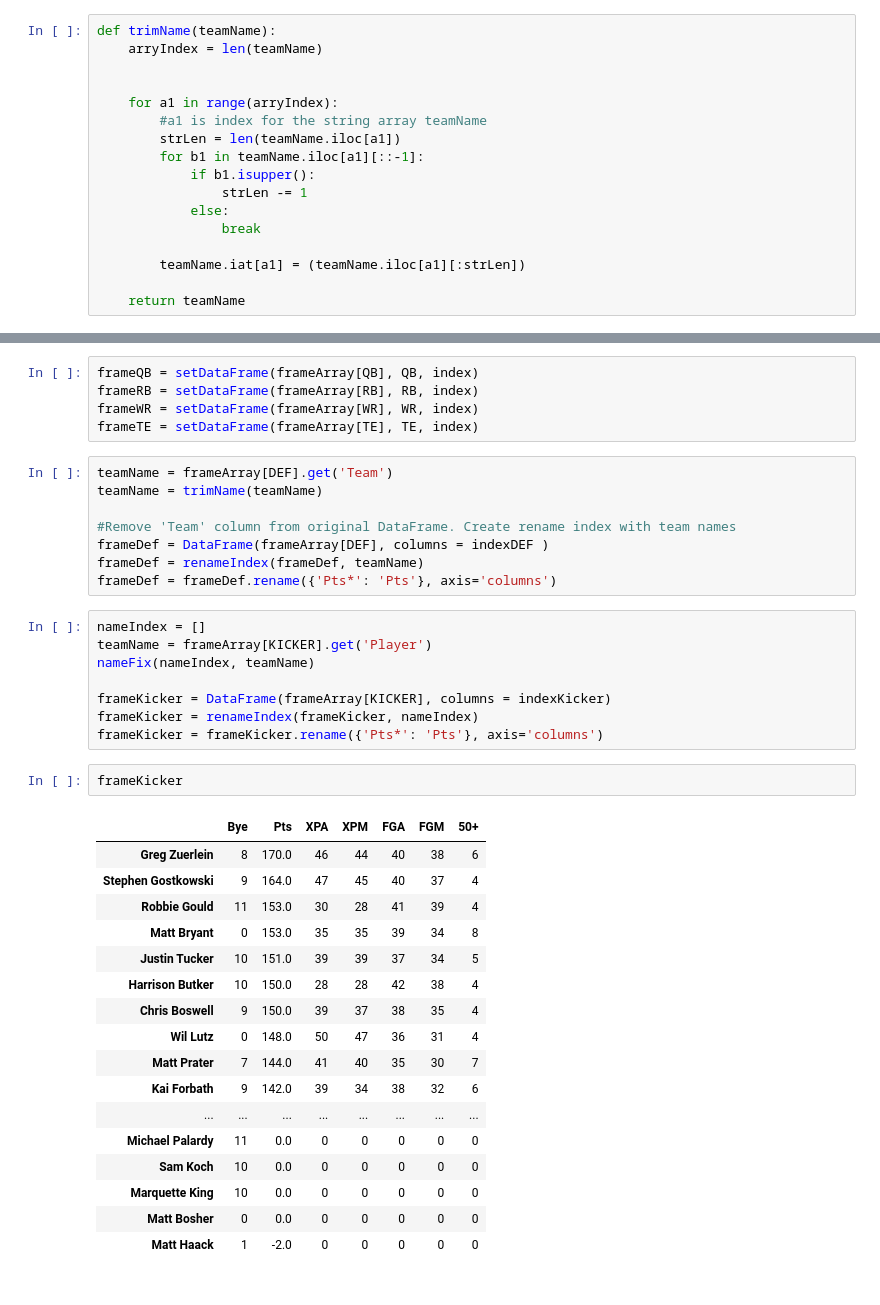
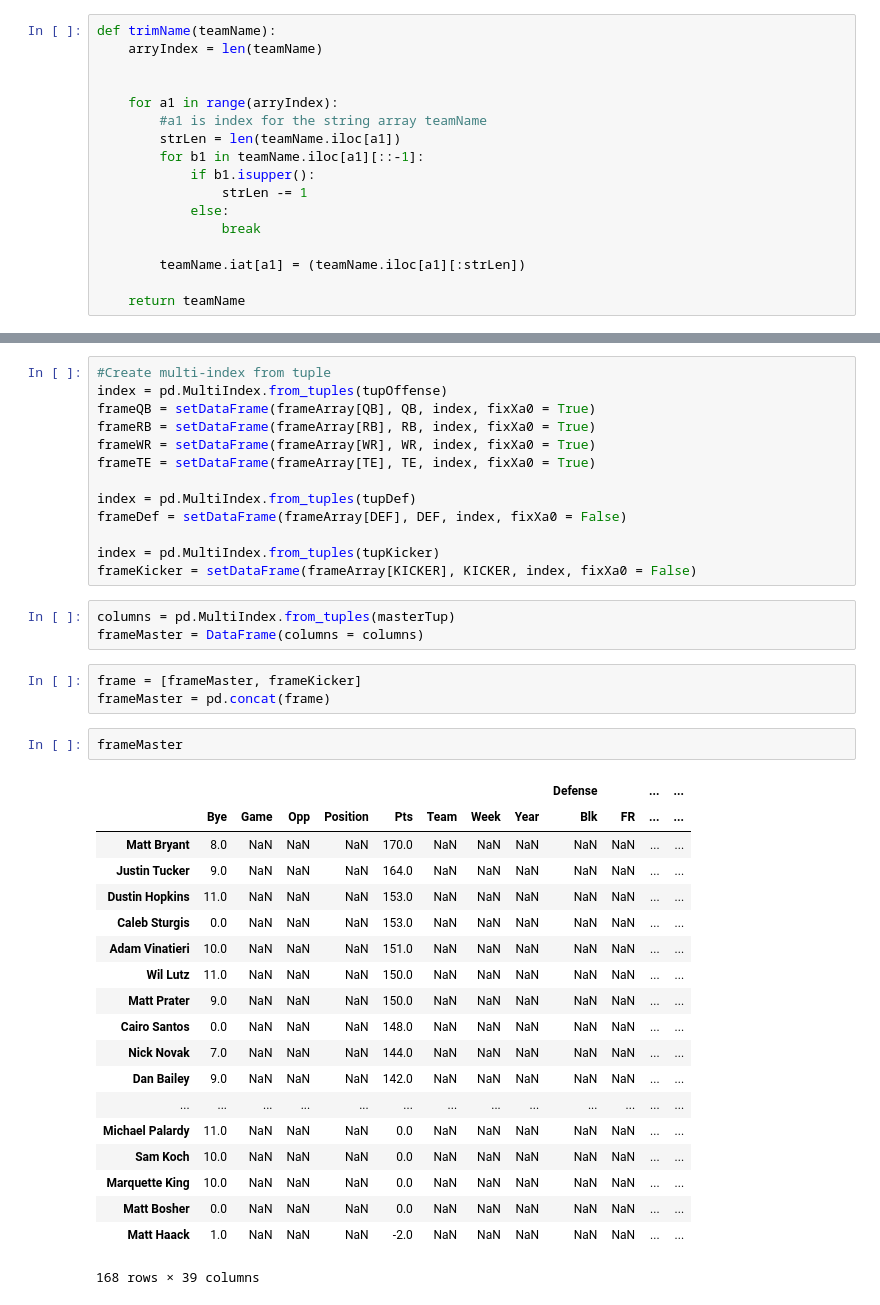
Before and after one commit to b7nguyen/ffb-data, a Jupyter notebook: Fantasy_Football.ipynb, the cells around one changed output, grey strips where cells are left out. Saved outputs shown, nothing was run; the diff lists cells and outputs as text.

Commit message:
Added a master-frame that will hold all subframes

```diff
--- a/Fantasy_Football.ipynb
+++ b/Fantasy_Football.ipynb
@@ -143,41 +239,41 @@ loadWebData(frameArray)
 # %%
-frameQB = setDataFrame(frameArray[QB], QB, index)
-frameRB = setDataFrame(frameArray[RB], RB, index)
-frameWR = setDataFrame(frameArray[WR], WR, index)
-frameTE = setDataFrame(frameArray[TE], TE, index)
+#Create multi-index from tuple
+index = pd.MultiIndex.from_tuples(tupOffense)
+frameQB = setDataFrame(frameArray[QB], QB, index, fixXa0 = True)
+frameRB = setDataFrame(frameArray[RB], RB, index, fixXa0 = True)
+frameWR = setDataFrame(frameArray[WR], WR, index, fixXa0 = True)
+frameTE = setDataFrame(frameArray[TE], TE, index, fixXa0 = True)
+
+index = pd.MultiIndex.from_tuples(tupDef)
+frameDef = setDataFrame(frameArray[DEF], DEF, index, fixXa0 = False)
+
+index = pd.MultiIndex.from_tuples(tupKicker)
+frameKicker = setDataFrame(frameArray[KICKER], KICKER, index, fixXa0 = False)
-# %%
-teamName = frameArray[DEF].get('Team')
-teamName = trimName(teamName)
-
-#Remove 'Team' column from original DataFrame. Create rename index with team names
-frameDef = DataFrame(frameArray[DEF], columns = indexDEF )
-frameDef = renameIndex(frameDef, teamName)
-frameDef = frameDef.rename({'Pts*': 'Pts'}, axis='columns')
-# %%
-nameIndex = []
-teamName = frameArray[KICKER].get('Player')
-nameFix(nameIndex, teamName)
-
-frameKicker = DataFrame(frameArray[KICKER], columns = indexKicker)
-frameKicker = renameIndex(frameKicker, nameIndex)
-frameKicker = frameKicker.rename({'Pts*': 'Pts'}, axis='columns')
-# %%
-frameKicker
-# %% [output]
-|  | Bye | Pts | XPA | XPM | FGA | FGM | 50+ |
-| Greg Zuerlein | 8 | 170.0 | 46 | 44 | 40 | 38 | 6 |
-| Stephen Gostkowski | 9 | 164.0 | 47 | 45 | 40 | 37 | 4 |
-| Robbie Gould | 11 | 153.0 | 30 | 28 | 41 | 39 | 4 |
-| Matt Bryant | 0 | 153.0 | 35 | 35 | 39 | 34 | 8 |
-| Justin Tucker | 10 | 151.0 | 39 | 39 | 37 | 34 | 5 |
-| Harrison Butker | 10 | 150.0 | 28 | 28 | 42 | 38 | 4 |
-| Chris Boswell | 9 | 150.0 | 39 | 37 | 38 | 35 | 4 |
-| Wil Lutz | 0 | 148.0 | 50 | 47 | 36 | 31 | 4 |
-| Matt Prater | 7 | 144.0 | 41 | 40 | 35 | 30 | 7 |
-| Kai Forbath | 9 | 142.0 | 39 | 34 | 38 | 32 | 6 |
-| ... | ... | ... | ... | ... | ... | ... | ... |
-| Michael Palardy | 11 | 0.0 | 0 | 0 | 0 | 0 | 0 |
-| Sam Koch | 10 | 0.0 | 0 | 0 | 0 | 0 | 0 |
-| Marquette King | 10 | 0.0 | 0 | 0 | 0 | 0 | 0 |
-| Matt Bosher | 0 | 0.0 | 0 | 0 | 0 | 0 | 0 |
-| Matt Haack | 1 | -2.0 | 0 | 0 | 0 | 0 | 0 |
+# %%
+columns = pd.MultiIndex.from_tuples(masterTup)
+frameMaster = DataFrame(columns = columns)
+# %%
+frame = [frameMaster, frameKicker]
+frameMaster = pd.concat(frame)
+# %%
+frameMaster
+# %% [output]
+|  |  |  |  |  |  |  |  |  | Defense |  | ... | ... |
+|  | Bye | Game | Opp | Position | Pts | Team | Week | Year | Blk | FR | ... | ... |
+| Matt Bryant | 8.0 | NaN | NaN | NaN | 170.0 | NaN | NaN | NaN | NaN | NaN | ... | ... |
+| Justin Tucker | 9.0 | NaN | NaN | NaN | 164.0 | NaN | NaN | NaN | NaN | NaN | ... | ... |
+| Dustin Hopkins | 11.0 | NaN | NaN | NaN | 153.0 | NaN | NaN | NaN | NaN | NaN | ... | ... |
+| Caleb Sturgis | 0.0 | NaN | NaN | NaN | 153.0 | NaN | NaN | NaN | NaN | NaN | ... | ... |
+| Adam Vinatieri | 10.0 | NaN | NaN | NaN | 151.0 | NaN | NaN | NaN | NaN | NaN | ... | ... |
+| Wil Lutz | 11.0 | NaN | NaN | NaN | 150.0 | NaN | NaN | NaN | NaN | NaN | ... | ... |
+| Matt Prater | 9.0 | NaN | NaN | NaN | 150.0 | NaN | NaN | NaN | NaN | NaN | ... | ... |
+| Cairo Santos | 0.0 | NaN | NaN | NaN | 148.0 | NaN | NaN | NaN | NaN | NaN | ... | ... |
+| Nick Novak | 7.0 | NaN | NaN | NaN | 144.0 | NaN | NaN | NaN | NaN | NaN | ... | ... |
+| Dan Bailey | 9.0 | NaN | NaN | NaN | 142.0 | NaN | NaN | NaN | NaN | NaN | ... | ... |
+| ... | ... | ... | ... | ... | ... | ... | ... | ... | ... | ... | ... | ... |
+| Michael Palardy | 11.0 | NaN | NaN | NaN | 0.0 | NaN | NaN | NaN | NaN | NaN | ... | ... |
+| Sam Koch | 10.0 | NaN | NaN | NaN | 0.0 | NaN | NaN | NaN | NaN | NaN | ... | ... |
+| Marquette King | 10.0 | NaN | NaN | NaN | 0.0 | NaN | NaN | NaN | NaN | NaN | ... | ... |
+| Matt Bosher | 0.0 | NaN | NaN | NaN | 0.0 | NaN | NaN | NaN | NaN | NaN | ... | ... |
+| Matt Haack | 1.0 | NaN | NaN | NaN | -2.0 | NaN | NaN | NaN | NaN | NaN | ... | ... |
+168 rows × 39 columns
```
Also changed, not shown: parts of 9 cells of this notebook.
